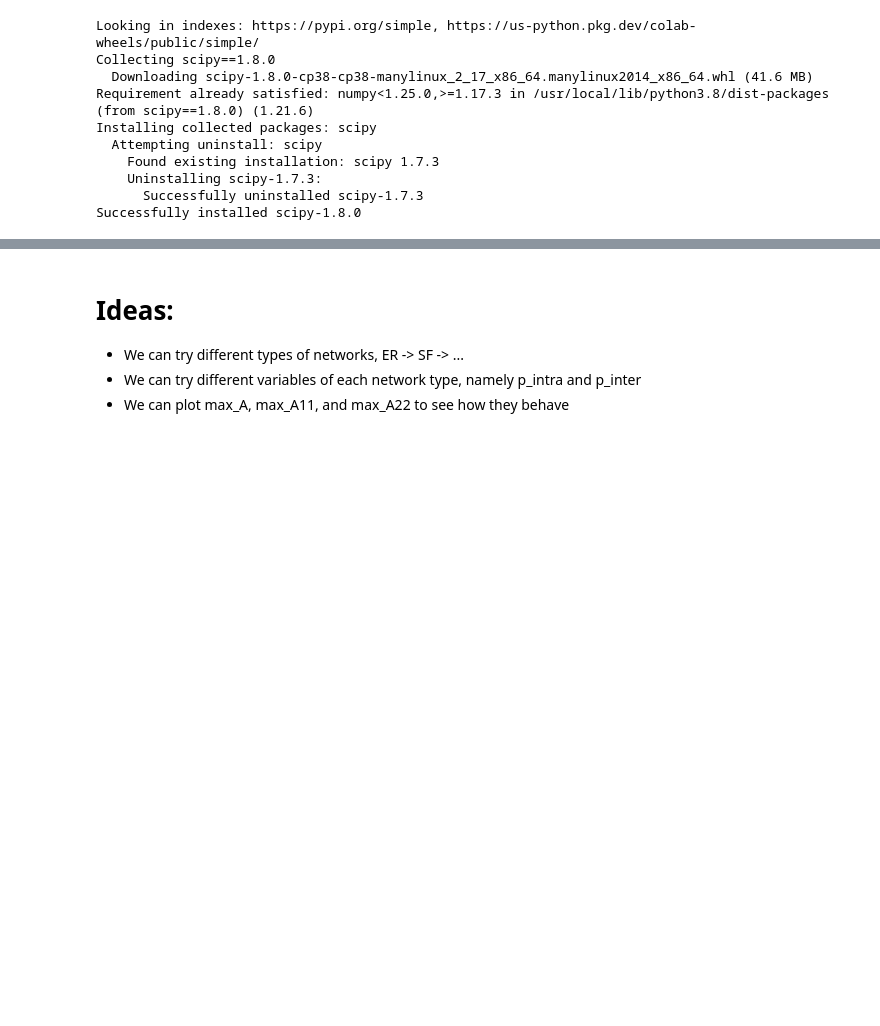
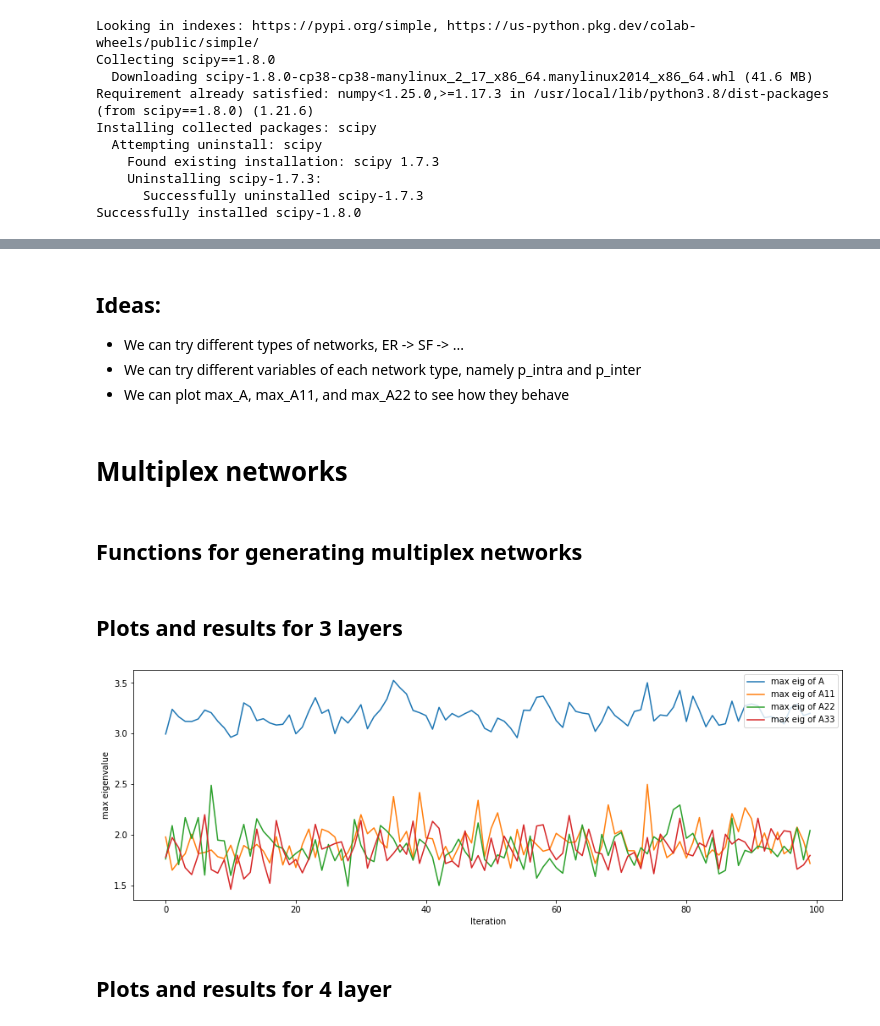
Before and after one commit to RamanEbrahimi/Network-Science, a Jupyter notebook: Research-related/Multilayer_Networkx.ipynb, the cells around one changed output, grey strips where cells are left out. Drawn from its saved outputs; the diff is of its cells as text; code cells hidden in the pictures; blank space fills up the shorter version.

```diff
--- a/Research-related/Multilayer_Networkx.ipynb
+++ b/Research-related/Multilayer_Networkx.ipynb
@@ -134,5 +183,5 @@ plot(G_21)
 # %% [markdown]
-# Ideas:
+## Ideas:
 
 
 *   We can try different types of networks, ER -> SF -> ...
@@ -157,7 +206,7 @@ for p_intra in p_intra_list:
         for i in range(100):
             # generating 100 ER graphs with 50 nodes and p_intra = 0.7 and p_inter = 0.05
             G_11, G_12, G_21, G_22, A11, A12, A21, A22 = generate_mat(50, p_inter, p_intra)
-            max_A11, max_A22, max_A= compute_max(A11, A12, A21, A22)
+            max_A11, max_A22, max_A= compute_max_2l(A11, A12, A21, A22)
             list_A.append(max_A)
             list_A11.append(max_A11)
             list_A22.append(max_A22)
@@ -180,3 +229,7 @@ for p_intra in p_intra_list:
         plt.show()
 
 # The difference between the eigenvalues of A and A11 or A22 only depends on p_intrer. The higher p_inter, the bigger the difference.
+# %% [markdown]
+# Multiplex networks
+# %% [markdown]
+## Functions for generating multiplex networks
@@ -182,0 +318,4 @@ for p_intra in p_intra_list:
+# %% [markdown]
+## Plots and results for 3 layers
+# %%
+A11, A12, A13, A21, A22, A23, A31, A32, A33 = generate_multiplex_3l(50)
@@ -182,0 +328,44 @@ for p_intra in p_intra_list:
+# %%
+list_A = []
+list_A11 = []
+list_A22 = []
+list_A33 = []
+comb = []
+diff1 = []
+diff2 = []
+
+for i in range(100):
+    # generating 100 multiplex networks with 50 nodes in each layer (for 3 layers)
+    A11, A12, A13, A21, A22, A23, A31, A32, A33 = generate_multiplex_3l(50)
+    max_A11, max_A22, max_A33, max_A= compute_max_3l(A11, A12, A13, A21, A22, A23, A31, A32, A33)
+    list_A.append(max_A)
+    list_A11.append(max_A11)
+    list_A22.append(max_A22)
+    list_A33.append(max_A33)
+    # comb_max = (max_A11 + max_A22)
+    # comb.append(comb_max)
+
+    # # generating 100 multiplex networks with 50 nodes in each layer (for 2 layes)
+    # A11, A12, A21, A22 = generate_multiplex(50)
+    # max_A11, max_A22, max_A= compute_max_3l(A11, A12, A21, A22)
+    # list_A.append(max_A)
+    # list_A11.append(max_A11)
+    # list_A22.append(max_A22)
+    # comb_max = (max_A11 + max_A22)/2
+    # comb.append(comb_max)
+
+
+plt.figure(figsize=(15,5))
+plt.plot(list_A, label='max eig of A')
+plt.plot(list_A11, label='max eig of A11')
+plt.plot(list_A22, label='max eig of A22')
+plt.plot(list_A33, label='max eig of A33')
+# plt.plot(comb, label='combination')
+plt.xlabel('Iteration')
+plt.ylabel('max eigenvalue')
+plt.legend(loc='upper right')
+plt.show()
+# %% [output]
+[figure, added]
+# %% [markdown]
+## Plots and results for 4 layer
```
Also changed, not shown: parts of 10 cells of this notebook, 1 other file.
